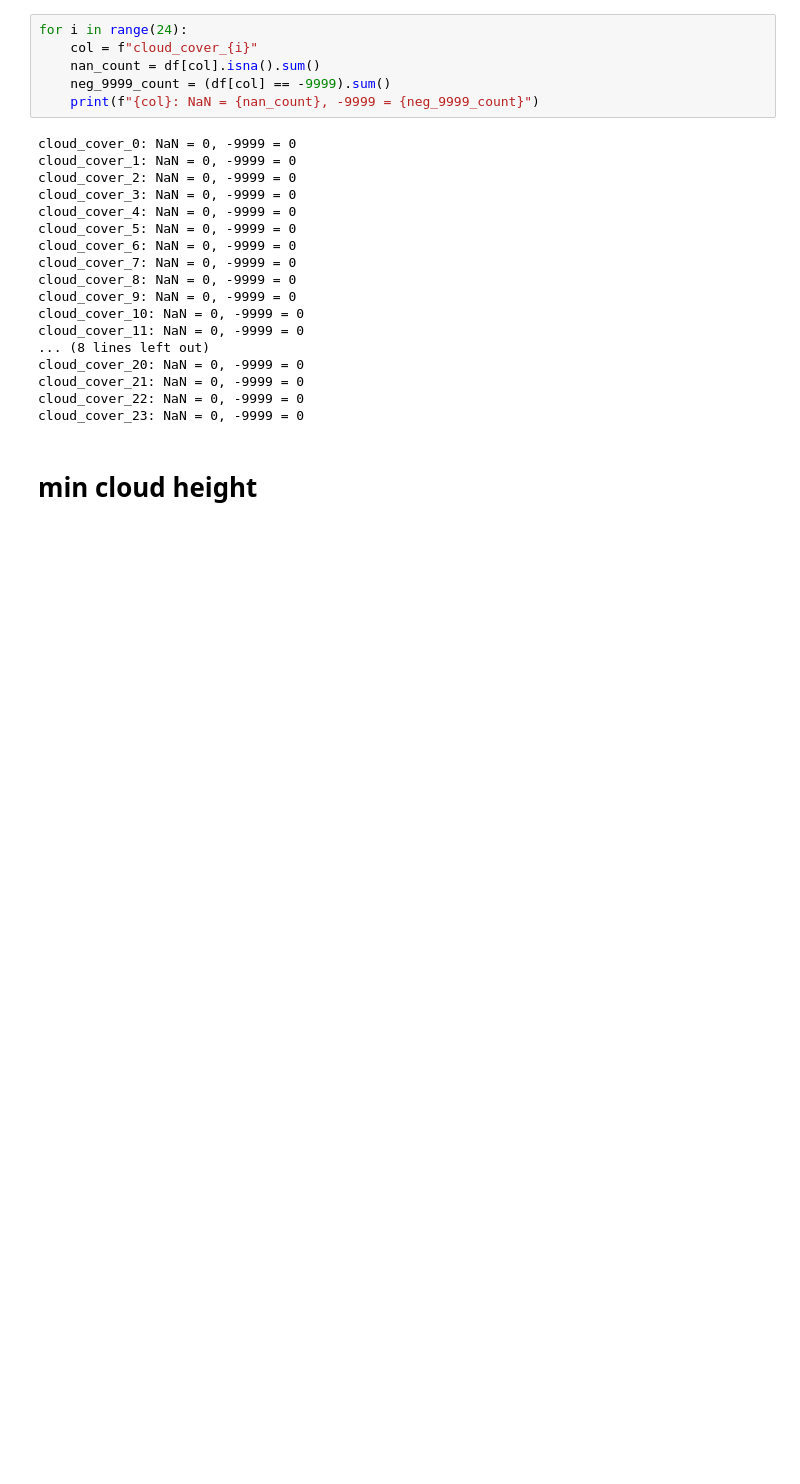
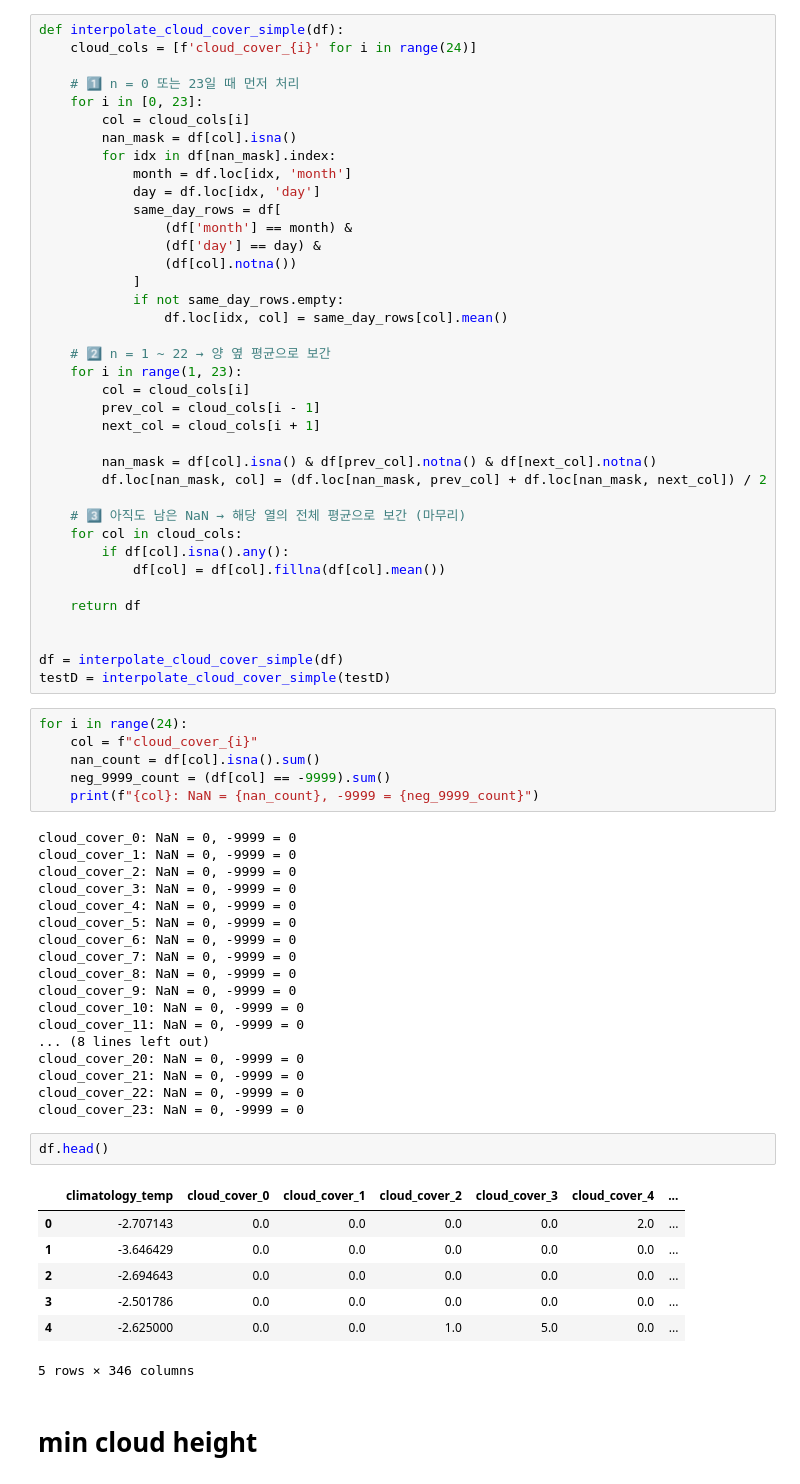
Before and after one commit to MegaHotCoder/m, a Jupyter notebook: ML_firstKaggle.ipynb, the cells around one changed output. Saved outputs shown, nothing was run; the diff lists cells and outputs as text; blank space fills up the shorter version.

```diff
--- a/ML_firstKaggle.ipynb
+++ b/ML_firstKaggle.ipynb
@@ -259,3 +145,41 @@ And if memory is not enough, you can set `force_col_wise=true`.
+# %%
+def interpolate_cloud_cover_simple(df):
+    cloud_cols = [f'cloud_cover_{i}' for i in range(24)]
+
+    # 1️⃣ n = 0 또는 23일 때 먼저 처리
+    for i in [0, 23]:
+        col = cloud_cols[i]
+        nan_mask = df[col].isna()
+        for idx in df[nan_mask].index:
+            month = df.loc[idx, 'month']
+            day = df.loc[idx, 'day']
+            same_day_rows = df[
+                (df['month'] == month) &
+                (df['day'] == day) &
+                (df[col].notna())
+            ]
+            if not same_day_rows.empty:
+                df.loc[idx, col] = same_day_rows[col].mean()
+
+    # 2️⃣ n = 1 ~ 22 → 양 옆 평균으로 보간
+    for i in range(1, 23):
+        col = cloud_cols[i]
+        prev_col = cloud_cols[i - 1]
+        next_col = cloud_cols[i + 1]
+
+        nan_mask = df[col].isna() & df[prev_col].notna() & df[next_col].notna()
+        df.loc[nan_mask, col] = (df.loc[nan_mask, prev_col] + df.loc[nan_mask, next_col]) / 2
+
+    # 3️⃣ 아직도 남은 NaN → 해당 열의 전체 평균으로 보간 (마무리)
+    for col in cloud_cols:
+        if df[col].isna().any():
+            df[col] = df[col].fillna(df[col].mean())
+
+    return df
+
+
+df = interpolate_cloud_cover_simple(df)
+testD = interpolate_cloud_cover_simple(testD)
 # %%
 for i in range(24):
     col = f"cloud_cover_{i}"
@@ -280,5 +204,15 @@ cloud_cover_20: NaN = 0, -9999 = 0
 cloud_cover_21: NaN = 0, -9999 = 0
 cloud_cover_22: NaN = 0, -9999 = 0
 cloud_cover_23: NaN = 0, -9999 = 0
+# %%
+df.head()
+# %% [output]
+|  | climatology_temp | cloud_cover_0 | cloud_cover_1 | cloud_cover_2 | cloud_cover_3 | cloud_cover_4 | ... |
+| 0 | -2.707143 | 0.0 | 0.0 | 0.0 | 0.0 | 2.0 | ... |
+| 1 | -3.646429 | 0.0 | 0.0 | 0.0 | 0.0 | 0.0 | ... |
+| 2 | -2.694643 | 0.0 | 0.0 | 0.0 | 0.0 | 0.0 | ... |
+| 3 | -2.501786 | 0.0 | 0.0 | 0.0 | 0.0 | 0.0 | ... |
+| 4 | -2.625000 | 0.0 | 0.0 | 1.0 | 5.0 | 0.0 | ... |
+5 rows × 346 columns
 # %% [markdown]
 # min cloud height
```
Also changed, not shown: parts of 20 cells of this notebook.
